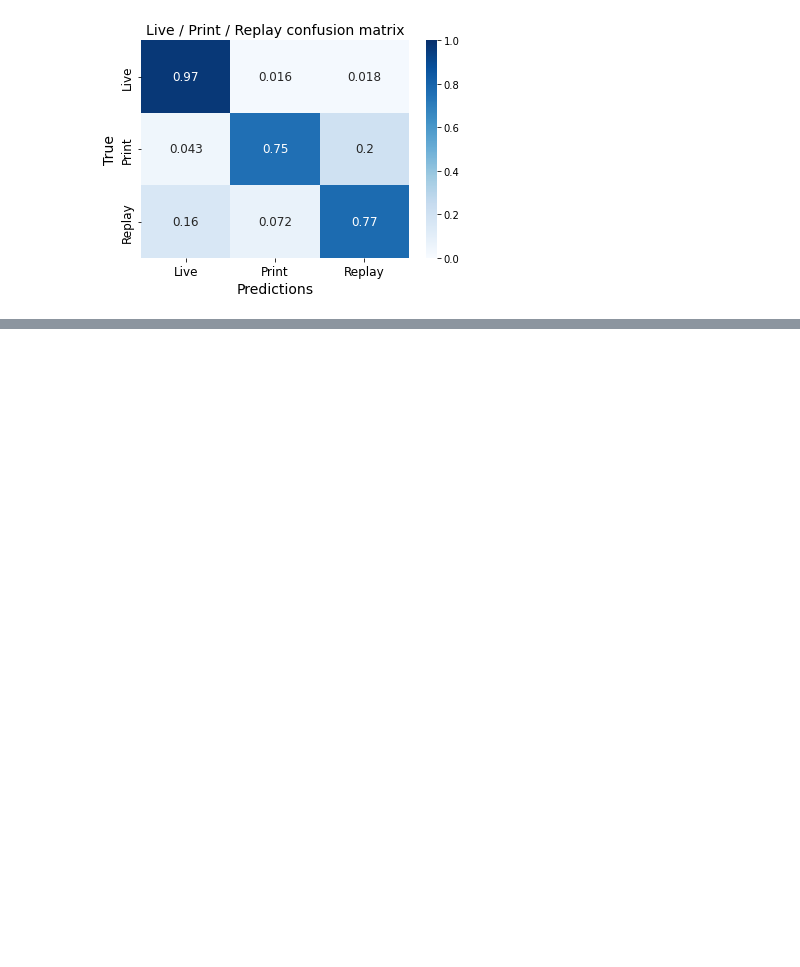
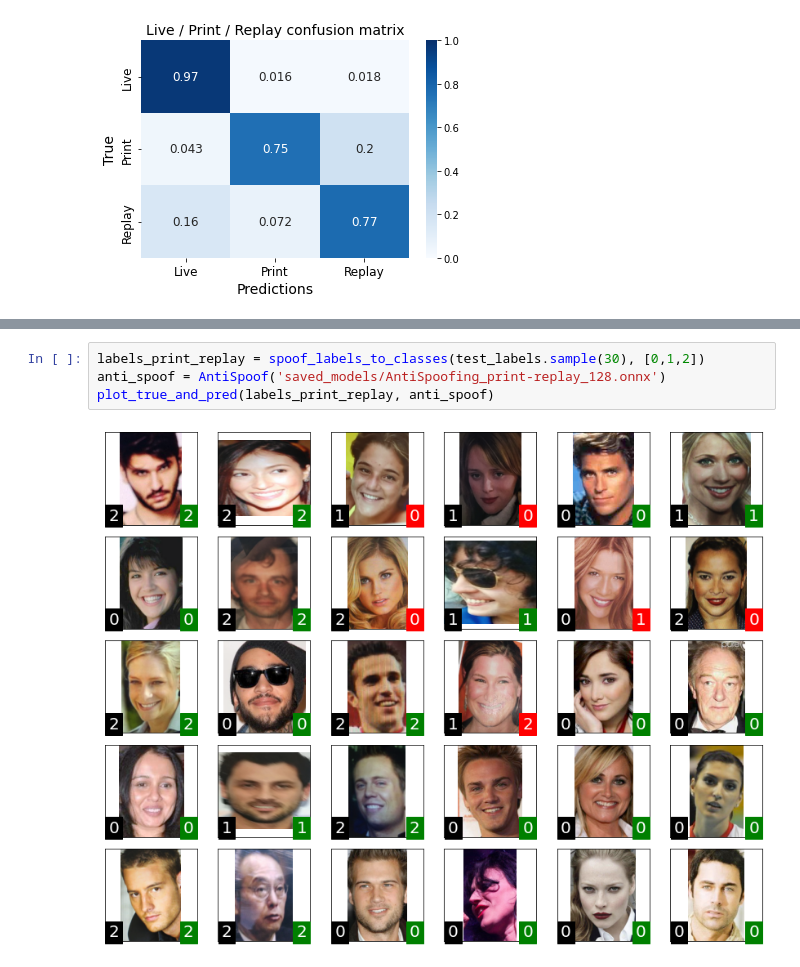
Before and after one commit to hairymax/Face-AntiSpoofing, a Jupyter notebook: FaceAntispoofing.ipynb, the cells around one changed output, grey strips where cells are left out. Cells and saved outputs as stored; diff of their text form; blank space fills up the shorter version.

```diff
--- a/FaceAntispoofing.ipynb
+++ b/FaceAntispoofing.ipynb
@@ -261,0 +295,6 @@ AUC ROC one vs one  = 0.9538784006536476
+# %%
+labels_print_replay = spoof_labels_to_classes(test_labels.sample(30), [0,1,2])
+anti_spoof = AntiSpoof('saved_models/AntiSpoofing_print-replay_128.onnx')
+plot_true_and_pred(labels_print_replay, anti_spoof)
+# %% [output]
+[figure, added]
```
Also changed, not shown: parts of 5 cells of this notebook, 7 other files.
